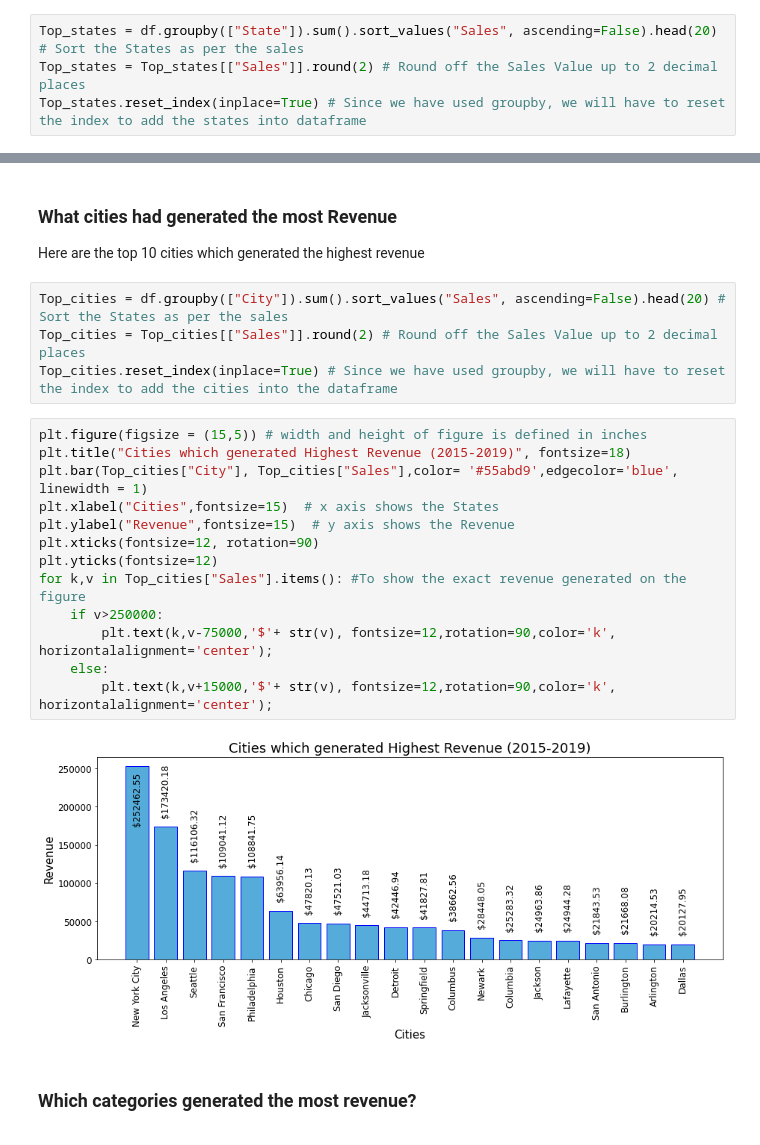
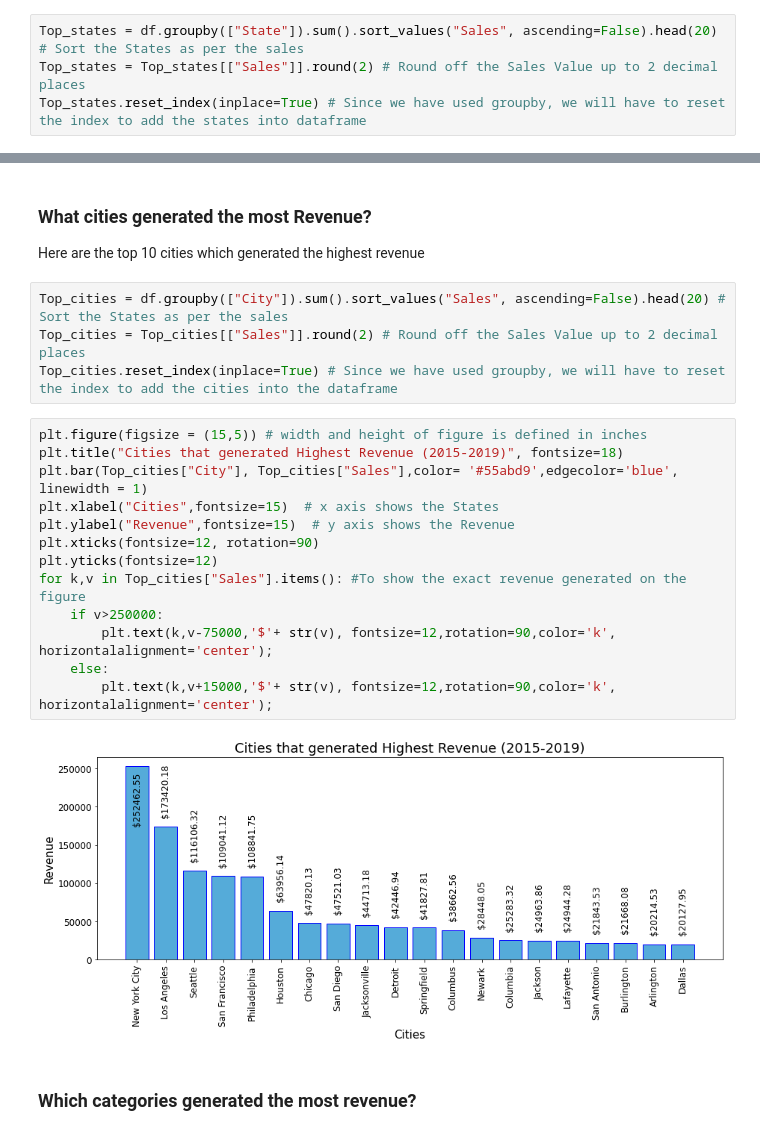
Before and after one commit to eddydatabox/Superstore-Sales-EDA, a Jupyter notebook: SuperStore-Exploratory-data-analysis.ipynb, the cells around one changed output, grey strips where cells are left out. Cells and saved outputs as stored; diff of their text form.

```diff
--- a/SuperStore-Exploratory-data-analysis.ipynb
+++ b/SuperStore-Exploratory-data-analysis.ipynb
@@ -159,7 +154,7 @@ for k,v in Top_states["Sales"].items(): #To show the exact revenue generated on
 # %% [output]
 [figure]
 # %% [markdown]
-### What cities had generated the most Revenue
+### What cities generated the most Revenue?
 
 Here are the top 10 cities which generated the highest revenue
 # %%
@@ -168,19 +163,19 @@ Top_cities = Top_cities[["Sales"]].round(2) # Round off the Sales Value up to 2
 Top_cities.reset_index(inplace=True) # Since we have used groupby, we will have to reset the index to add the cities into the dataframe
 # %%
 plt.figure(figsize = (15,5)) # width and height of figure is defined in inches
-plt.title("Cities which generated Highest Revenue (2015-2019)", fontsize=18)
+plt.title("Cities that generated Highest Revenue (2015-2019)", fontsize=18)
 plt.bar(Top_cities["City"], Top_cities["Sales"],color= '#55abd9',edgecolor='blue', linewidth = 1)
 plt.xlabel("Cities",fontsize=15)  # x axis shows the States
 plt.ylabel("Revenue",fontsize=15)  # y axis shows the Revenue
 plt.xticks(fontsize=12, rotation=90)
 plt.yticks(fontsize=12)
 for k,v in Top_cities["Sales"].items(): #To show the exact revenue generated on the figure
     if v>250000:
         plt.text(k,v-75000,'$'+ str(v), fontsize=12,rotation=90,color='k', horizontalalignment='center');
     else:
         plt.text(k,v+15000,'$'+ str(v), fontsize=12,rotation=90,color='k', horizontalalignment='center');
 # %% [output]
-[figure, old version]
+[figure, new version]
 # %% [markdown]
 **<h3>Which categories generated the most revenue?</h3>**
 # %%
```
Also changed, not shown: parts of 15 cells of this notebook.
